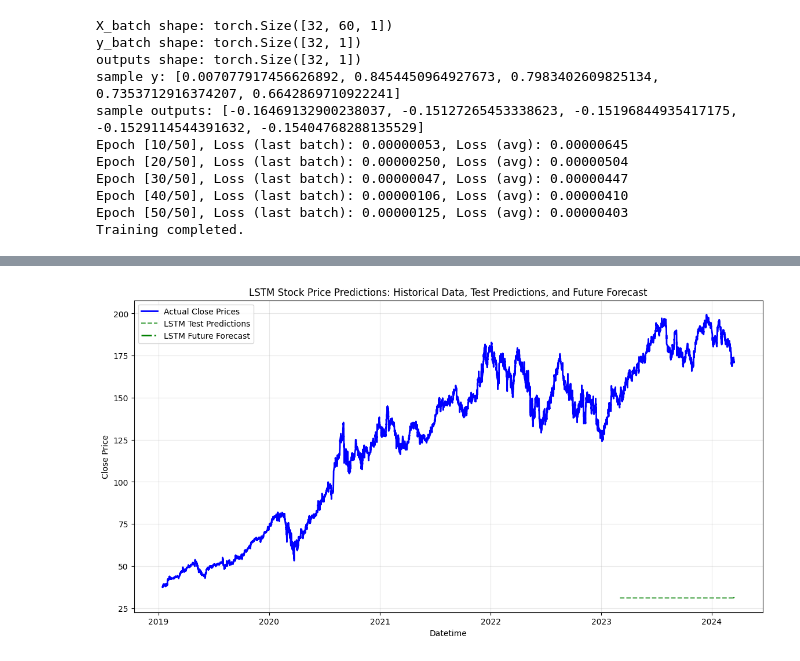
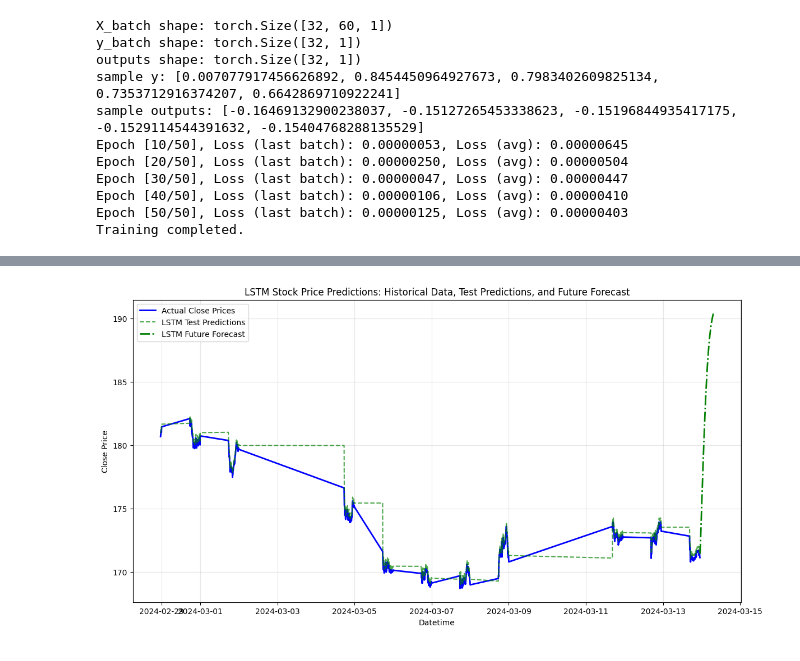
Before and after one commit to JacksonWung/CIS545_Repo, a Jupyter notebook: notebooks/新03_Model_Training copy.ipynb, the cells around one changed output, grey strips where cells are left out. Saved outputs shown, nothing was run; the diff lists cells and outputs as text; code cells hidden in the pictures.

```diff
--- a/notebooks/新03_Model_Training copy.ipynb
+++ b/notebooks/新03_Model_Training copy.ipynb
@@ -539,3 +562,34 @@ lstm_forecast_series = pd.Series(future_predictions, index=lstm_forecast_index)
 # Create LSTM test predictions series
 lstm_test_index = close_prices.index[seq_length + train_size: seq_length + train_size + len(test_predictions)]
 lstm_test_series = pd.Series(test_predictions.flatten(), index=lstm_test_index)
+# %%
+# Make predictions with LSTM
+forecast_steps = 100
+model.eval()
+with torch.no_grad():
+    test_predictions = model(X_test).cpu().numpy()
+    # For forecasting future values, use the last sequence
+    last_sequence_data = scaled_data[-seq_length:]
+    curr_sequence = torch.tensor(last_sequence_data, dtype=torch.float32).unsqueeze(0) # Shape: [1, seq_len, 1]
+
+    future_predictions = []
+    for _ in range(forecast_steps):
+        pred = model(curr_sequence).item()
+        future_predictions.append(pred)
+        # Update the sequence
+        pred_tensor = torch.tensor([[[pred]]], dtype=torch.float32)
+        curr_sequence = torch.cat((curr_sequence[:, 1:, :], pred_tensor), dim=1)
+
+test_predictions = scaler.inverse_transform(test_predictions)
+
+future_predictions = np.array(future_predictions).reshape(-1, 1)
+future_predictions = scaler.inverse_transform(future_predictions)
+
+# Create forecast series for LSTM
+last_timestamp = close_prices.index[-1]
+lstm_forecast_index = pd.date_range(start=last_timestamp, periods=forecast_steps+1, freq='5min')[1:]
+lstm_forecast_series = pd.Series(future_predictions.flatten(), index=lstm_forecast_index)
+
+
+lstm_test_index = close_prices.index[raw_train_size : raw_train_size + len(test_predictions)]
+lstm_test_series = pd.Series(test_predictions.flatten(), index=lstm_test_index)
@@ -542,14 +611,15 @@ lstm_test_series = pd.Series(test_predictions.flatten(), index=lstm_test_index)
 # %%
 # Plot LSTM predictions: historical data, test predictions, and future forecast
+last_n = 800
 plt.figure(figsize=(14, 7))
-plt.plot(close_prices.index, close_prices, label='Actual Close Prices', color='blue', linewidth=2)
-plt.plot(lstm_test_series.index, lstm_test_series, label='LSTM Test Predictions', color='green', linestyle='--', alpha=0.7)
-plt.plot(lstm_forecast_series.index, lstm_forecast_series, label='LSTM Future Forecast', color='green', linestyle='-.', linewidth=2)
+plt.plot(close_prices.index[-last_n:], close_prices.iloc[-last_n:], label='Actual Close Prices', color='blue', linewidth=2)
+plt.plot(lstm_test_series.index[-last_n:], lstm_test_series[-last_n:], label='LSTM Test Predictions', color='green', linestyle='--', alpha=0.7)
+plt.plot(lstm_forecast_series.index[-last_n:], lstm_forecast_series[-last_n:], label='LSTM Future Forecast', color='green', linestyle='-.', linewidth=2)
 plt.title('LSTM Stock Price Predictions: Historical Data, Test Predictions, and Future Forecast')
 plt.xlabel('Datetime')
 plt.ylabel('Close Price')
 plt.legend()
 plt.grid(True, alpha=0.3)
 plt.show()
 # %% [output]
-[figure, old version]
+[figure, new version]
```
Also changed, not shown: parts of 6 cells of this notebook.
